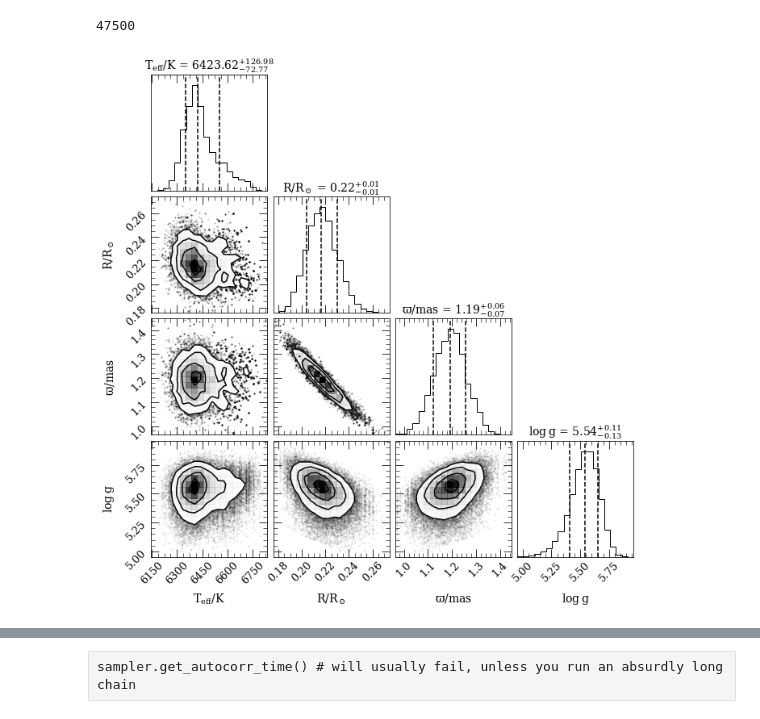
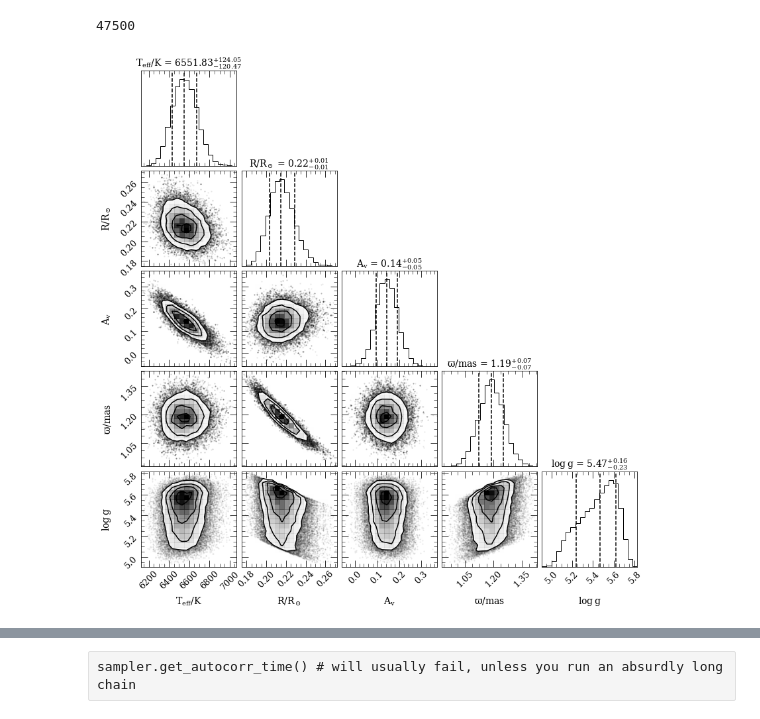
Before and after one commit to renlliang3/d62, a Jupyter notebook: 01_sed.ipynb, the cells around one changed output, grey strips where cells are left out. Cells and saved outputs as stored; diff of their text form; code cells hidden in the pictures.

```diff
--- a/01_sed.ipynb
+++ b/01_sed.ipynb
@@ -439,14 +467,14 @@ Text(0.5, 1.0, 'Initial SED Fit')
 # %%
-ndim, nwalkers = 3, 100
+ndim, nwalkers = 4, 100
 
 p0 = np.zeros((nwalkers, ndim))
 
 for jj in range(ndim):
-    p0[:, jj] = bestfit[jj] + bestfit[jj] * 0.01 * np.random.normal(size = nwalkers) # Initial 1% N-ball
+    p0[:, jj] = init_params[jj] + init_params[jj] * 0.01 * np.random.normal(size = nwalkers) # Initial 1% N-ball
 
-paramnames = ['$T_{eff}/K$', '$R/R_\odot$', r'$\varpi/mas$']
+paramnames = ['$T_{eff}/K$', '$R/R_\odot$', '$A_V$', r'$\varpi/mas$']
 # %%
-filename = "emcee.h5"
+filename = "emcee_new.h5"
 backend = emcee.backends.HDFBackend(filename)
 backend.reset(nwalkers, ndim)
 
@@ -454,7 +482,7 @@ sampler = emcee.EnsembleSampler(nwalkers, ndim, logprob, backend = backend)
 # %%
 # Burn-in chains
 
-b0 = sampler.run_mcmc(p0, 250, progress = True);
+b0 = sampler.run_mcmc(p0, 50, progress = True);
 # %%
 plt.figure(figsize = (10, 8))
 
@@ -503,11 +531,11 @@ np.savetxt('sed_mcmc/chain.txt', sampler.flatchain)
 np.savetxt('sed_mcmc/logprob.txt', sampler.get_log_prob(flat = True))
 # %%
 radius = sampler.flatchain[:, 1]*c.R_sun
-mass = 0.6 * c.M_sun
-e_mass = 0.15 * c.M_sun
-mass_samples = mass + e_mass * np.random.normal(size = len(sampler.flatchain))
-mass_samples[mass_samples < 0.2 * c.M_sun] = np.median(mass_samples)
-#mass_samples = c.M_sun * np.random.uniform(0.2, 0.8, size = len(sampler.flatchain))
+#mass = 0.6 * c.M_sun
+#e_mass = 0.15 * c.M_sun
+#mass_samples = mass + e_mass * np.random.normal(size = len(sampler.flatchain))
+#mass_samples[mass_samples < 0.2 * c.M_sun] = np.median(mass_samples)
+mass_samples = c.M_sun * np.random.uniform(0.2, 0.8, size = len(sampler.flatchain))
 g = (c.G * mass_samples / radius**2).to(u.cm/u.s**2)
 loggs = np.log10(g.value)
 
@@ -522,13 +550,13 @@ len(allparams[burn::thin])
 # %%
 plt.rcParams.update({'font.size': 13})
 
 f = corner.corner(allparams[burn::thin], show_titles = True, quantiles = (0.16, 0.5, 0.84),
-                 labels = [r'$T_{eff}/K$', r'$R/R_\odot$', r'$\varpi/mas$', r'$log\,g}$'],
+                 labels = [r'$T_{eff}/K$', r'$R/R_\odot$', r'$A_v$', r'$\varpi/mas$', r'$log\,g}$'],
                  title_kwargs = dict(fontsize = 14), label_kwargs = dict(fontsize = 14), fontsize = 14)
 
 plt.savefig('fig/sedfit_corner.pdf')
 # %% [output]
-[figure, old version]
+[figure, new version]
 # %%
 np.savetxt('sed_mcmc/emcee_allparams.dat', allparams)
 # %%
```
Also changed, not shown: parts of 40 cells of this notebook, 36 other files.
